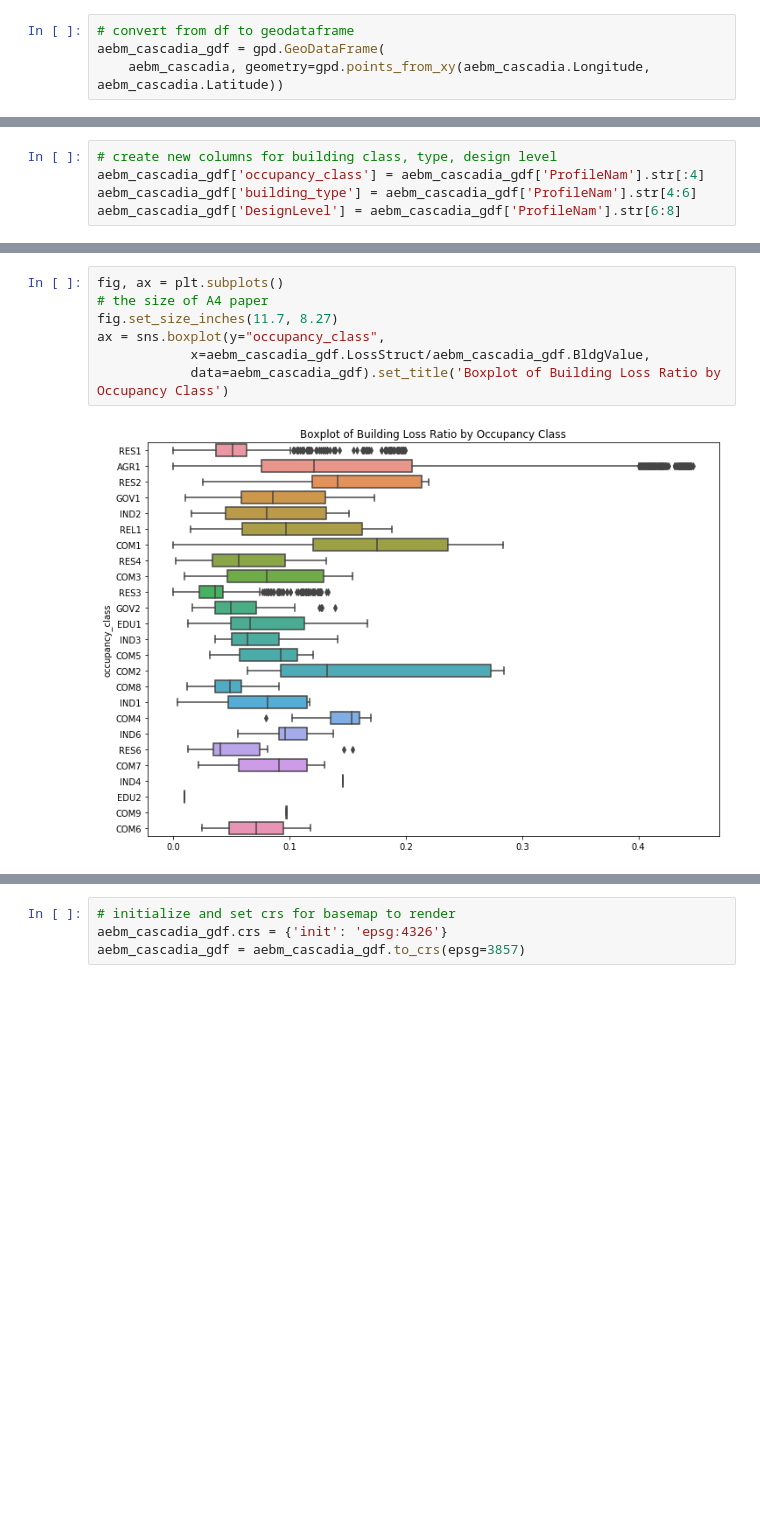
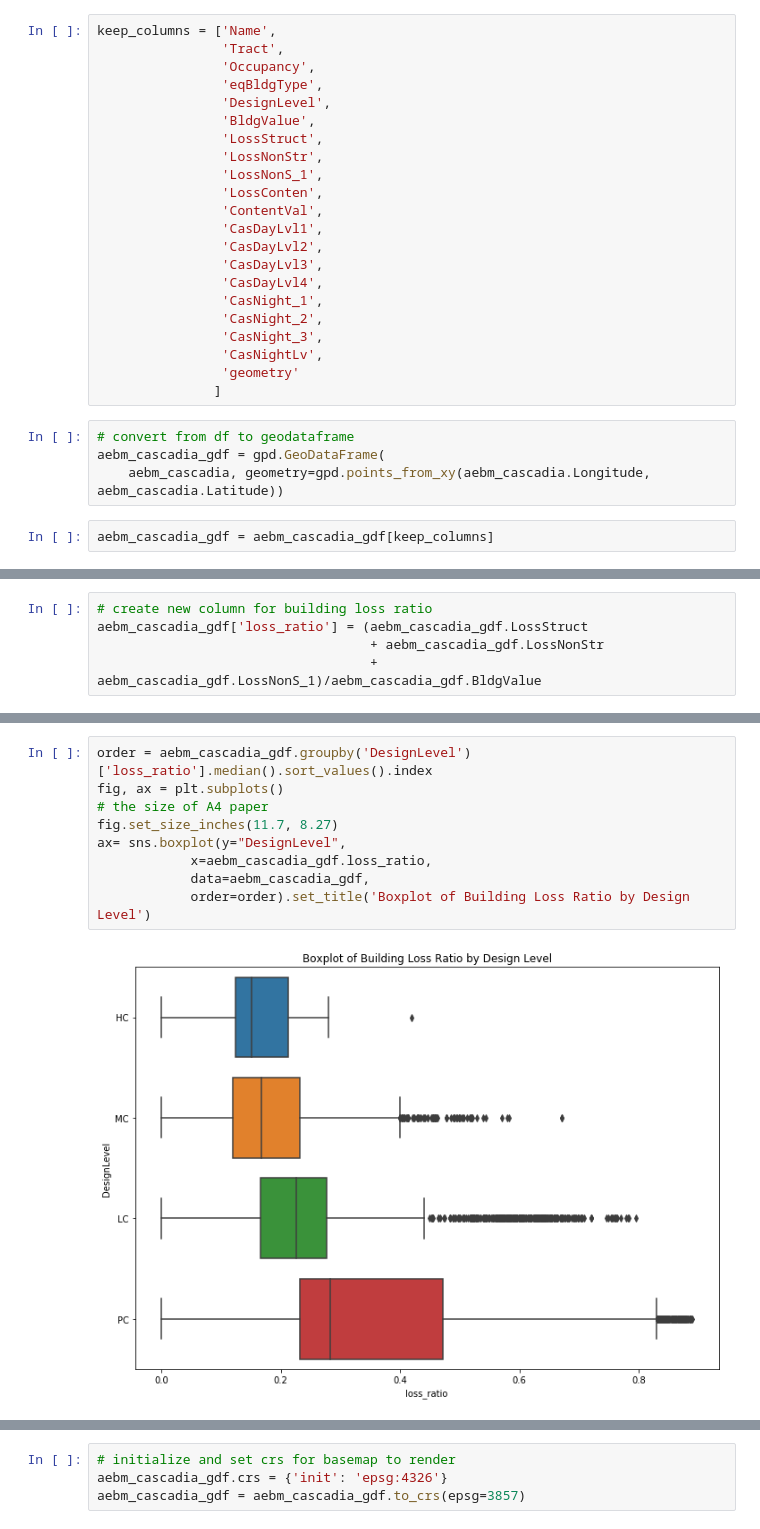
Before and after one commit to hackoregon/2019-disaster-resilience-data-science, a Jupyter notebook: notebooks/hazus_aebm_output.ipynb, the cells around one changed output, grey strips where cells are left out. Drawn from its saved outputs; the diff is of its cells as text; blank space fills up the shorter version.

Commit message:
update loss ratio calculation, add map filter

```diff
--- a/notebooks/hazus_aebm_output.ipynb
+++ b/notebooks/hazus_aebm_output.ipynb
@@ -50,5 +81,29 @@ aebm_cascadia.head()
+# %%
+keep_columns = ['Name',
+                'Tract',
+                'Occupancy',
+                'eqBldgType',
+                'DesignLevel',
+                'BldgValue',
+                'LossStruct',
+                'LossNonStr',
+                'LossNonS_1',
+                'LossConten',
+                'ContentVal',
+                'CasDayLvl1',
+                'CasDayLvl2',
+                'CasDayLvl3',
+                'CasDayLvl4',
+                'CasNight_1',
+                'CasNight_2',
+                'CasNight_3',
+                'CasNightLv',
+                'geometry'
+               ]
 # %%
 # convert from df to geodataframe
 aebm_cascadia_gdf = gpd.GeoDataFrame(
     aebm_cascadia, geometry=gpd.points_from_xy(aebm_cascadia.Longitude, aebm_cascadia.Latitude))
+# %%
+aebm_cascadia_gdf = aebm_cascadia_gdf[keep_columns]
 # %%
@@ -74,5 +118,5 @@ aebm_cascadia_gdf.head(20)
-# %%
-# create new columns for building class, type, design level
-aebm_cascadia_gdf['occupancy_class'] = aebm_cascadia_gdf['ProfileNam'].str[:4]
-aebm_cascadia_gdf['building_type'] = aebm_cascadia_gdf['ProfileNam'].str[4:6]
-aebm_cascadia_gdf['DesignLevel'] = aebm_cascadia_gdf['ProfileNam'].str[6:8]
+# %%
+# create new column for building loss ratio
+aebm_cascadia_gdf['loss_ratio'] = (aebm_cascadia_gdf.LossStruct
+                                   + aebm_cascadia_gdf.LossNonStr
+                                   + aebm_cascadia_gdf.LossNonS_1)/aebm_cascadia_gdf.BldgValue
@@ -79,9 +145,11 @@ aebm_cascadia_gdf['DesignLevel'] = aebm_cascadia_gdf['ProfileNam'].str[6:8]
 # %%
+order = aebm_cascadia_gdf.groupby('DesignLevel')['loss_ratio'].median().sort_values().index
 fig, ax = plt.subplots()
 # the size of A4 paper
 fig.set_size_inches(11.7, 8.27)
-ax = sns.boxplot(y="occupancy_class",
-            x=aebm_cascadia_gdf.LossStruct/aebm_cascadia_gdf.BldgValue,
-            data=aebm_cascadia_gdf).set_title('Boxplot of Building Loss Ratio by Occupancy Class')
+ax= sns.boxplot(y="DesignLevel",
+            x=aebm_cascadia_gdf.loss_ratio,
+            data=aebm_cascadia_gdf,
+            order=order).set_title('Boxplot of Building Loss Ratio by Design Level')
 # %% [output]
-[figure, old version]
+[figure, new version]
```
Also changed, not shown: parts of 24 cells of this notebook, 3 other files.
